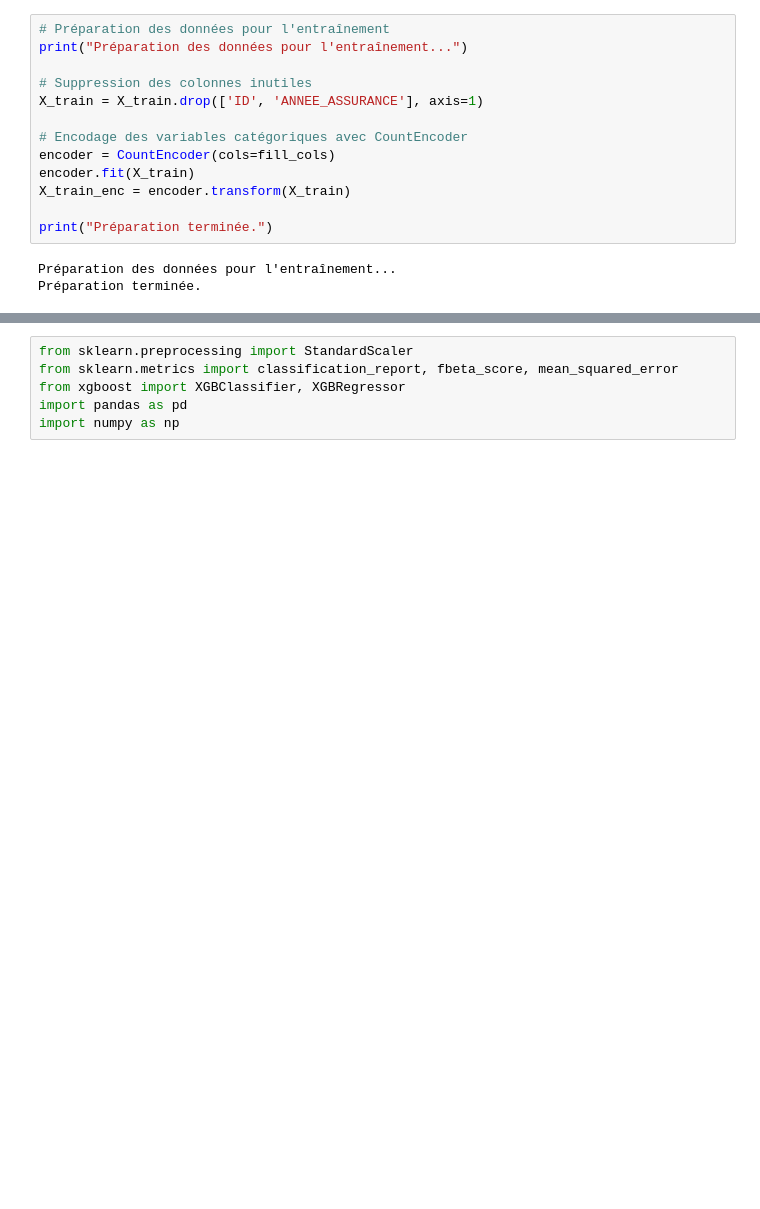
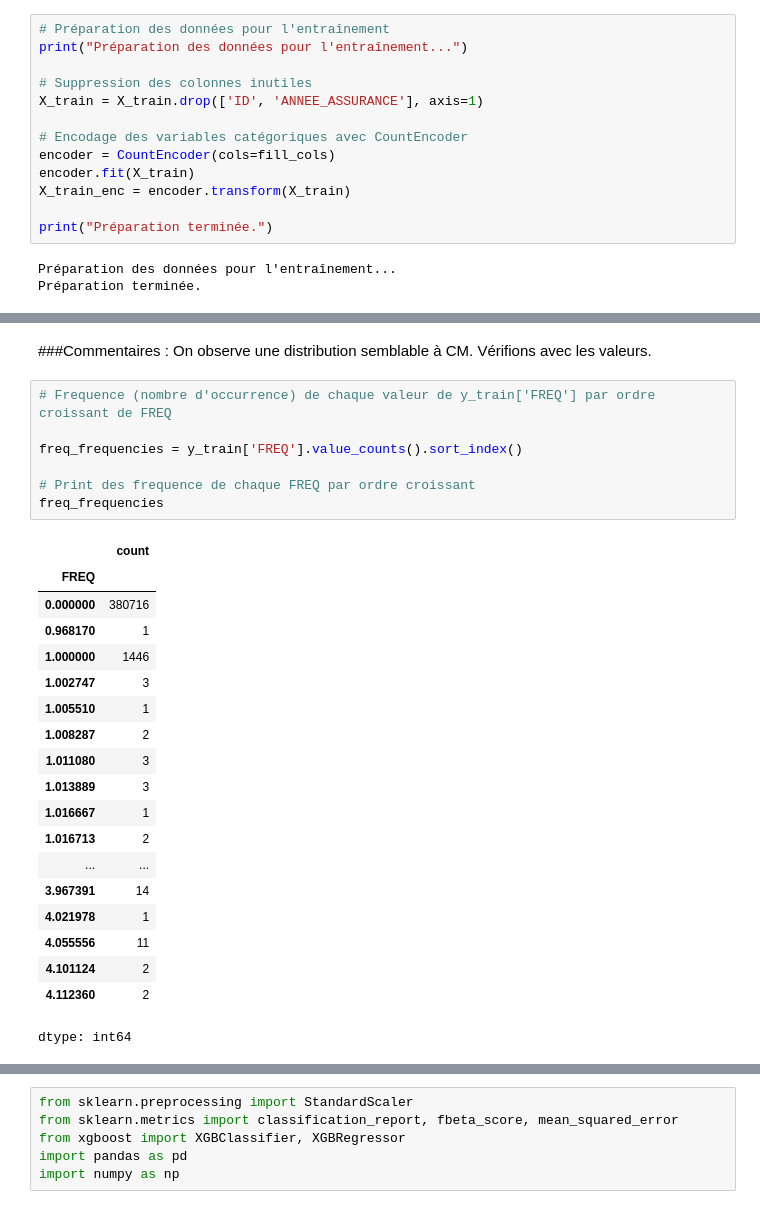
Before and after one commit to auduvignac/challengedata_ens_AssurPrime, a Jupyter notebook: notebooks/exploration/exploration2_vjm.ipynb, the cells around one changed output, grey strips where cells are left out. Drawn from its saved outputs; the diff is of its cells as text; blank space fills up the shorter version.

```diff
--- a/notebooks/exploration/exploration2_vjm.ipynb
+++ b/notebooks/exploration/exploration2_vjm.ipynb
@@ -96,0 +160,30 @@ Préparation terminée.
+# %% [markdown]
+###Commentaires :
+On observe une distribution semblable à CM. Vérifions avec les valeurs.
+# %%
+# Frequence (nombre d'occurrence) de chaque valeur de y_train['FREQ'] par ordre croissant de FREQ
+
+freq_frequencies = y_train['FREQ'].value_counts().sort_index()
+
+# Print des frequence de chaque FREQ par ordre croissant
+freq_frequencies
+# %% [output]
+|  | count |
+| FREQ |  |
+| 0.000000 | 380716 |
+| 0.968170 | 1 |
+| 1.000000 | 1446 |
+| 1.002747 | 3 |
+| 1.005510 | 1 |
+| 1.008287 | 2 |
+| 1.011080 | 3 |
+| 1.013889 | 3 |
+| 1.016667 | 1 |
+| 1.016713 | 2 |
+| ... | ... |
+| 3.967391 | 14 |
+| 4.021978 | 1 |
+| 4.055556 | 11 |
+| 4.101124 | 2 |
+| 4.112360 | 2 |
+dtype: int64
```
Also changed, not shown: parts of 21 cells of this notebook.
